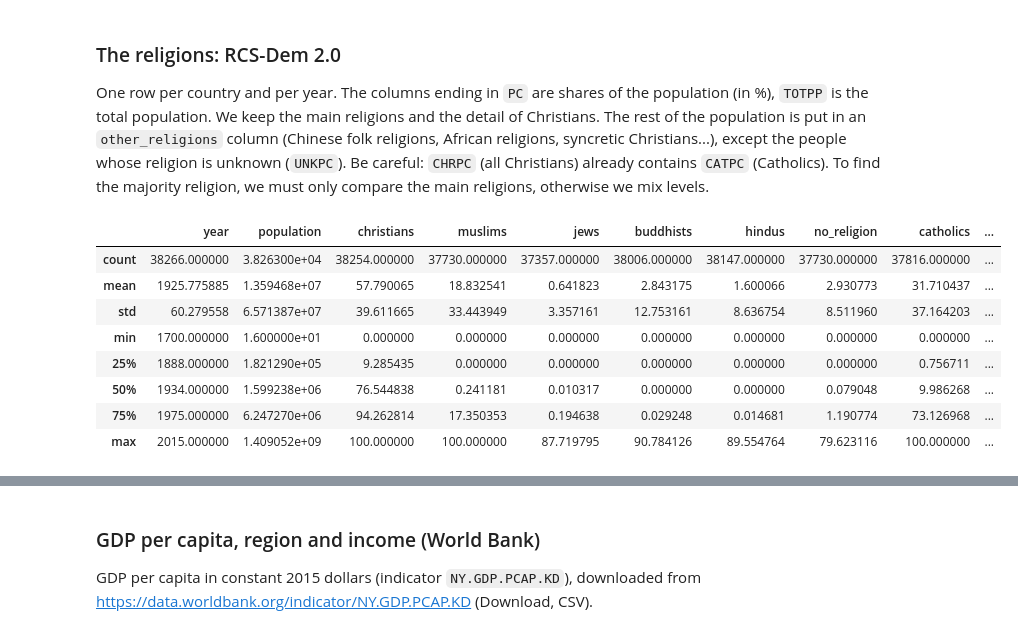
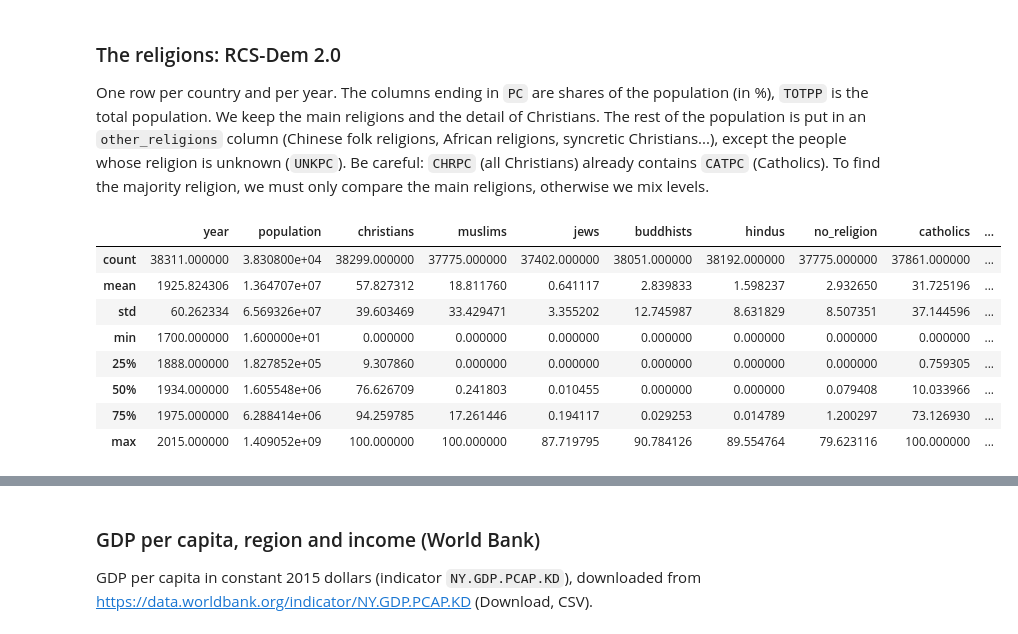
Before and after one commit to arthurdrk/projet-discours, a Jupyter notebook: acquisition/trips_religions.ipynb, the cells around one changed output, grey strips where cells are left out. Drawn from its saved outputs; the diff is of its cells as text; code cells hidden in the pictures.

```diff
--- a/acquisition/trips_religions.ipynb
+++ b/acquisition/trips_religions.ipynb
@@ -59,42 +57,45 @@ FILE_RCS = ("avibert/diffusion/Religious Characteristics of States Dataset Proje
             "Demographics v. 2.0 (RCS-Dem 2.0), COUNTRIES ONLY.SAV")
 with fs.open(FILE_RCS, "rb") as f:
     rcs_raw = pd.read_spss(f)
+
+# West Germany (1945-1989) has no ISO3 code in RCS-Dem: we give it the code of Germany
+rcs_raw.loc[rcs_raw["ABBREV"] == "GFR", "ISO3"] = "DEU"
 
 religions = pd.DataFrame({
     "iso3": rcs_raw["ISO3"].astype(str).str.strip(),
     "year": rcs_raw["YEAR"],
     "population": rcs_raw["TOTPP"],
     "christians": rcs_raw["CHRPC"],
     "muslims": rcs_raw["MUSPC"],
     "jews": rcs_raw["JEWPC"],
     "buddhists": rcs_raw["BUDPC"],
     "hindus": rcs_raw["HINPC"],
     "no_religion": rcs_raw["NREPC"],
     "catholics": rcs_raw["CATPC"],
     "protestants": rcs_raw["PRTPC"],
     "orthodox": rcs_raw["ORTPC"],
     "unknown": rcs_raw["UNKPC"],
 })
 
 # Other religions = what is left when we remove the main religions and the unknown
 main_religions = ["christians", "muslims", "jews", "buddhists", "hindus", "no_religion"]
 religions["other_religions"] = 100 - religions[main_religions].sum(axis=1) - religions["unknown"].fillna(0)
 # Small negative values come from rounding in the data: we put them to 0
 religions["other_religions"] = religions["other_religions"].clip(lower=0)
 # If a country has no data on religions, the other religions are unknown too
 religions.loc[religions["christians"].isna(), "other_religions"] = np.nan
 # Some old states have no ISO3 code: we remove them
 religions = religions[religions["iso3"] != ""]
 religions = religions.dropna(subset=["year"])
 religions["year"] = religions["year"].astype(int)
 religions.describe()
 # %% [output]
 |  | year | population | christians | muslims | jews | buddhists | hindus | no_religion | catholics | ... |
-| count | 38266.000000 | 3.826300e+04 | 38254.000000 | 37730.000000 | 37357.000000 | 38006.000000 | 38147.000000 | 37730.000000 | 37816.000000 | ... |
-| mean | 1925.775885 | 1.359468e+07 | 57.790065 | 18.832541 | 0.641823 | 2.843175 | 1.600066 | 2.930773 | 31.710437 | ... |
-| std | 60.279558 | 6.571387e+07 | 39.611665 | 33.443949 | 3.357161 | 12.753161 | 8.636754 | 8.511960 | 37.164203 | ... |
+| count | 38311.000000 | 3.830800e+04 | 38299.000000 | 37775.000000 | 37402.000000 | 38051.000000 | 38192.000000 | 37775.000000 | 37861.000000 | ... |
+| mean | 1925.824306 | 1.364707e+07 | 57.827312 | 18.811760 | 0.641117 | 2.839833 | 1.598237 | 2.932650 | 31.725196 | ... |
+| std | 60.262334 | 6.569326e+07 | 39.603469 | 33.429471 | 3.355202 | 12.745987 | 8.631829 | 8.507351 | 37.144596 | ... |
 | min | 1700.000000 | 1.600000e+01 | 0.000000 | 0.000000 | 0.000000 | 0.000000 | 0.000000 | 0.000000 | 0.000000 | ... |
-| 25% | 1888.000000 | 1.821290e+05 | 9.285435 | 0.000000 | 0.000000 | 0.000000 | 0.000000 | 0.000000 | 0.756711 | ... |
-| 50% | 1934.000000 | 1.599238e+06 | 76.544838 | 0.241181 | 0.010317 | 0.000000 | 0.000000 | 0.079048 | 9.986268 | ... |
-| 75% | 1975.000000 | 6.247270e+06 | 94.262814 | 17.350353 | 0.194638 | 0.029248 | 0.014681 | 1.190774 | 73.126968 | ... |
+| 25% | 1888.000000 | 1.827852e+05 | 9.307860 | 0.000000 | 0.000000 | 0.000000 | 0.000000 | 0.000000 | 0.759305 | ... |
+| 50% | 1934.000000 | 1.605548e+06 | 76.626709 | 0.241803 | 0.010455 | 0.000000 | 0.000000 | 0.079408 | 10.033966 | ... |
+| 75% | 1975.000000 | 6.288414e+06 | 94.259785 | 17.261446 | 0.194117 | 0.029253 | 0.014789 | 1.200297 | 73.126930 | ... |
 | max | 2015.000000 | 1.409052e+09 | 100.000000 | 100.000000 | 87.719795 | 90.784126 | 89.554764 | 79.623116 | 100.000000 | ... |
```
Also changed, not shown: parts of 16 cells of this notebook.
